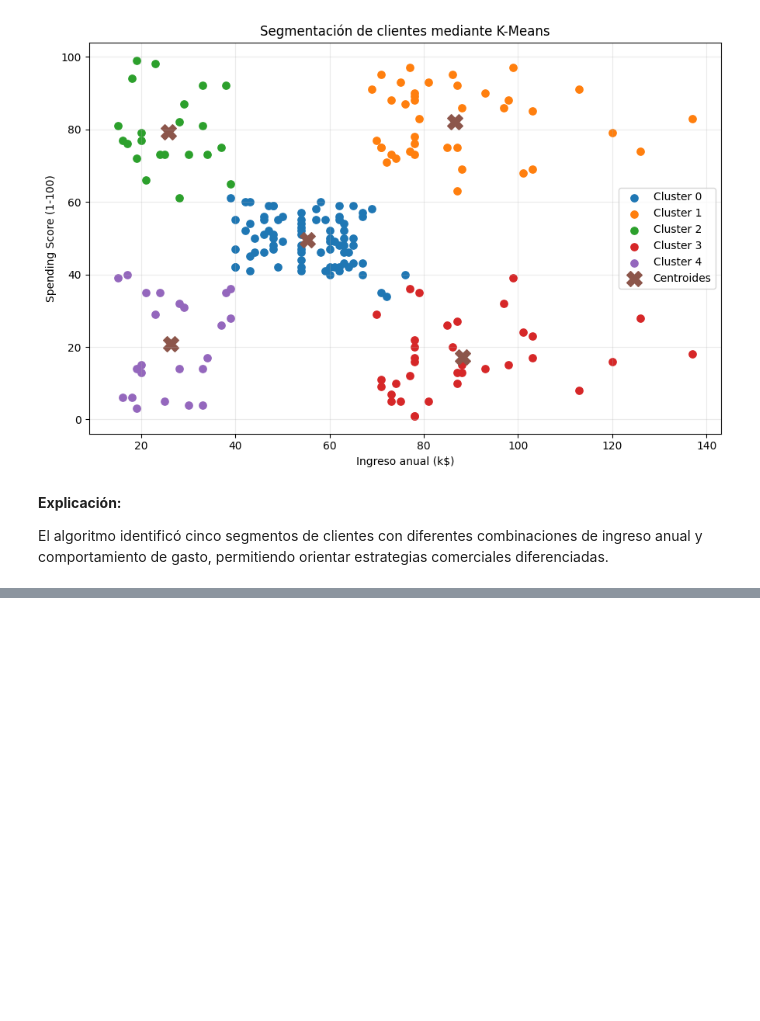
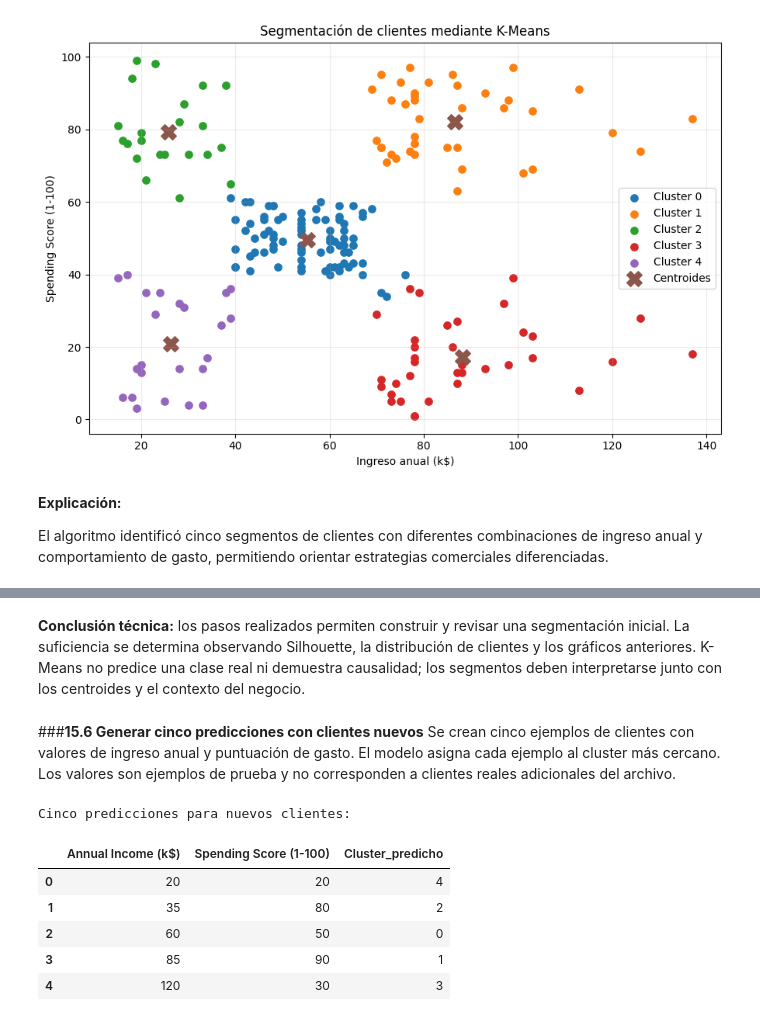
Before and after one commit to mipaillafil/evaluacion-1-gp, a Jupyter notebook: Mall_Customers.ipynb, the cells around one changed output, grey strips where cells are left out. Drawn from its saved outputs; the diff is of its cells as text; code cells hidden in the pictures; blank space fills up the shorter version.

```diff
--- a/Mall_Customers.ipynb
+++ b/Mall_Customers.ipynb
@@ -504,0 +693,27 @@ El análisis mediante K-Means permitió identificar cinco segmentos de clientes
+# %% [markdown]
+**Conclusión técnica:** los pasos realizados permiten construir y revisar una segmentación inicial. La suficiencia se determina observando Silhouette, la distribución de clientes y los gráficos anteriores. K-Means no predice una clase real ni demuestra causalidad; los segmentos deben interpretarse junto con los centroides y el contexto del negocio.
+# %% [markdown]
+###**15.6 Generar cinco predicciones con clientes nuevos**
+Se crean cinco ejemplos de clientes con valores de ingreso anual y puntuación de gasto. El modelo asigna cada ejemplo al cluster más cercano. Los valores son ejemplos de prueba y no corresponden a clientes reales adicionales del archivo.
+# %%
+nuevos_clientes = pd.DataFrame({
+    "Annual Income (k$)": [20, 35, 60, 85, 120],
+    "Spending Score (1-100)": [20, 80, 50, 90, 30]
+})
+
+nuevos_clientes_escalados = scaler.transform(nuevos_clientes[variables])
+predicciones = modelo_final.predict(nuevos_clientes_escalados)
+
+resultado_predicciones = nuevos_clientes.copy()
+resultado_predicciones["Cluster_predicho"] = predicciones
+
+print("Cinco predicciones para nuevos clientes:")
+display(resultado_predicciones)
+# %% [output]
+Cinco predicciones para nuevos clientes:
+|  | Annual Income (k$) | Spending Score (1-100) | Cluster_predicho |
+| 0 | 20 | 20 | 4 |
+| 1 | 35 | 80 | 2 |
+| 2 | 60 | 50 | 0 |
+| 3 | 85 | 90 | 1 |
+| 4 | 120 | 30 | 3 |
```
Also changed, not shown: parts of 26 cells of this notebook.
